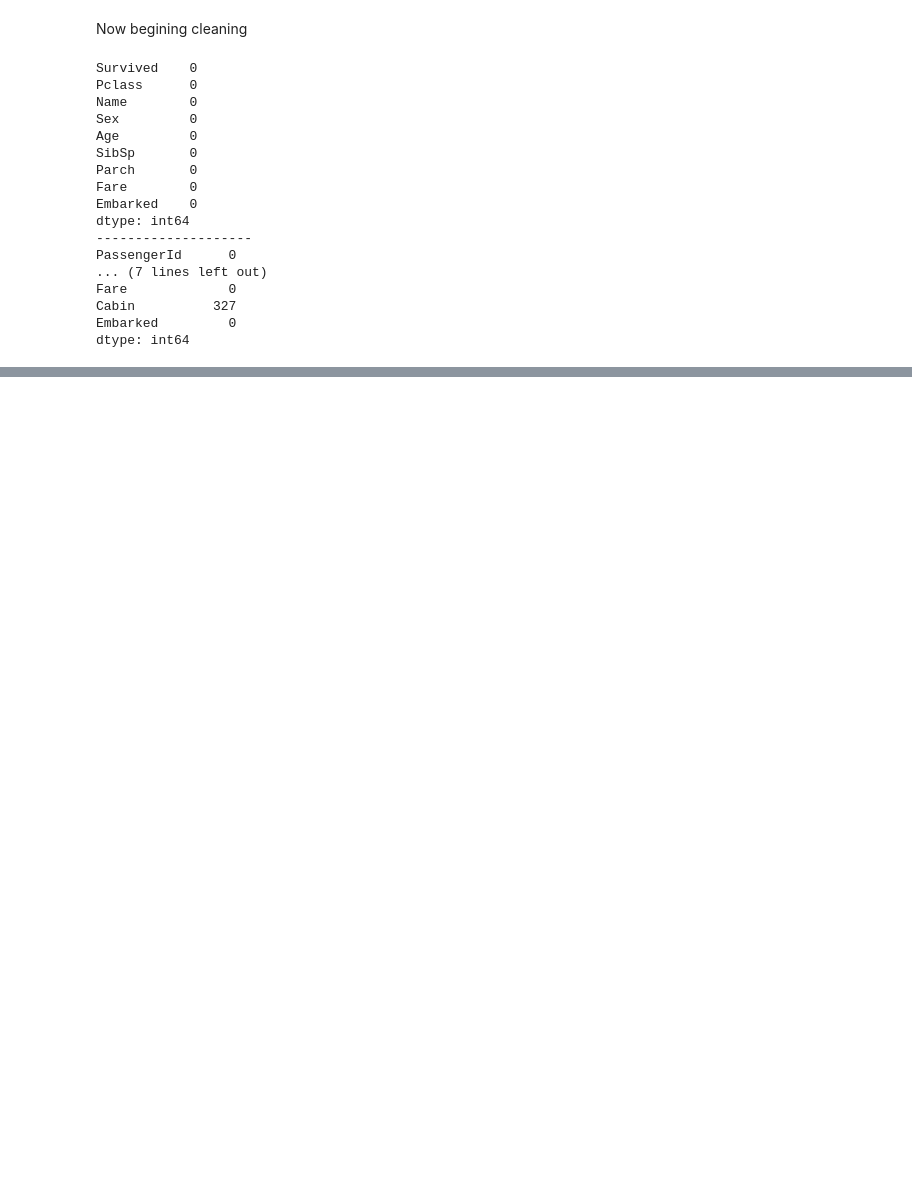
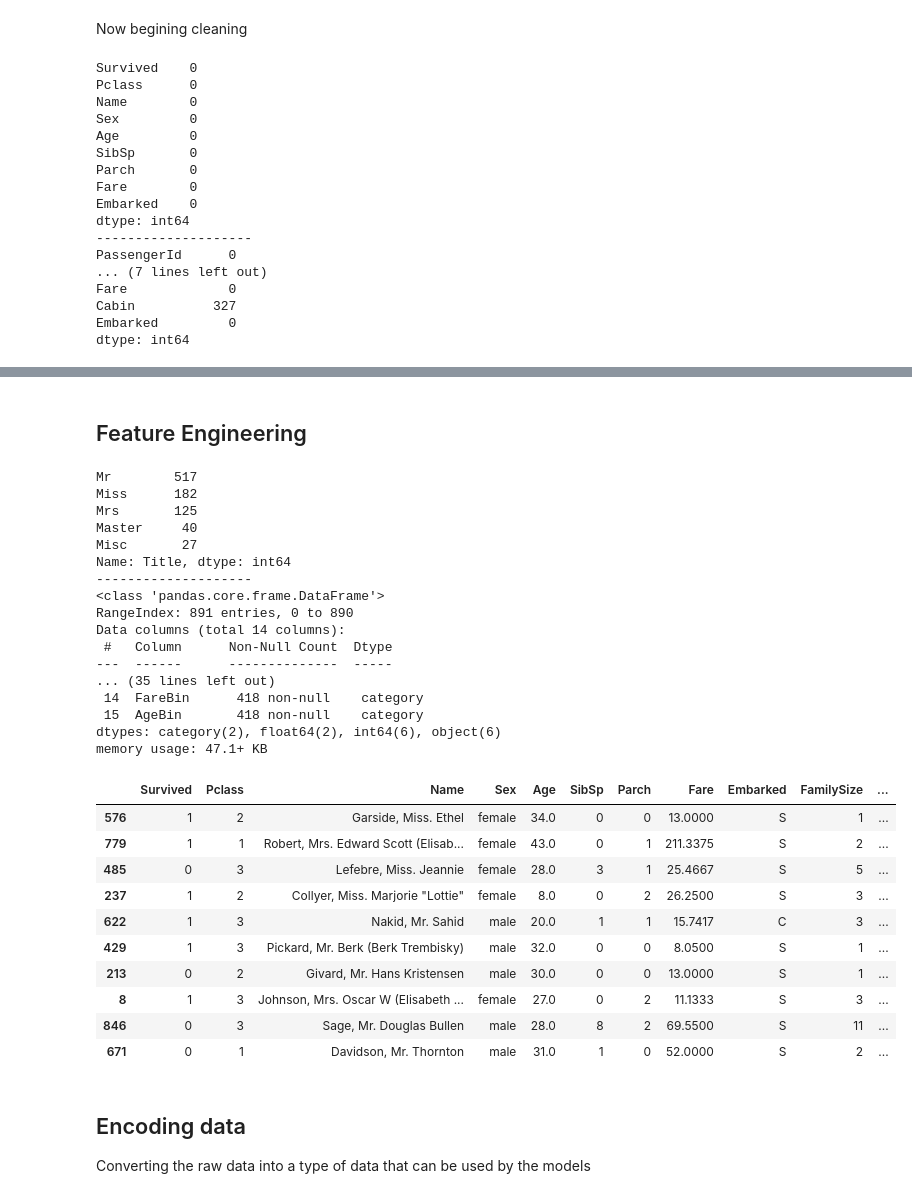
Before and after one commit to wjsavage/kaggle_titanic, a Jupyter notebook: titanic.ipynb, the cells around one changed output, grey strips where cells are left out. Saved outputs shown, nothing was run; the diff lists cells and outputs as text; code cells hidden in the pictures; blank space fills up the shorter version.

```diff
--- a/titanic.ipynb
+++ b/titanic.ipynb
@@ -175,0 +203,2 @@ dtype: int64
+# %% [markdown]
+## Feature Engineering
@@ -175,0 +216,43 @@ dtype: int64
+# %%
+stat_min = 10 # the minimun number of occurnaces needed for title name to persist
+title_names = (data1['Title'].value_counts() < stat_min)
+
+data1['Title'] = data1['Title'].apply(lambda x: 'Misc' if title_names.loc[x] == True else x)
+print(data1['Title'].value_counts())
+print('-'*20)
+
+data1.info()
+data_val.info()
+data1.sample(10)
+# %% [output]
+Mr        517
+Miss      182
+Mrs       125
+Master     40
+Misc       27
+Name: Title, dtype: int64
+--------------------
+<class 'pandas.core.frame.DataFrame'>
+RangeIndex: 891 entries, 0 to 890
+Data columns (total 14 columns):
+ #   Column      Non-Null Count  Dtype
+---  ------      --------------  -----
+... (35 lines left out)
+ 14  FareBin      418 non-null    category
+ 15  AgeBin       418 non-null    category
+dtypes: category(2), float64(2), int64(6), object(6)
+memory usage: 47.1+ KB
+|  | Survived | Pclass | Name | Sex | Age | SibSp | Parch | Fare | Embarked | FamilySize | ... |
+| 576 | 1 | 2 | Garside, Miss. Ethel | female | 34.0 | 0 | 0 | 13.0000 | S | 1 | ... |
+| 779 | 1 | 1 | Robert, Mrs. Edward Scott (Elisab... | female | 43.0 | 0 | 1 | 211.3375 | S | 2 | ... |
+| 485 | 0 | 3 | Lefebre, Miss. Jeannie | female | 28.0 | 3 | 1 | 25.4667 | S | 5 | ... |
+| 237 | 1 | 2 | Collyer, Miss. Marjorie "Lottie" | female | 8.0 | 0 | 2 | 26.2500 | S | 3 | ... |
+| 622 | 1 | 3 | Nakid, Mr. Sahid | male | 20.0 | 1 | 1 | 15.7417 | C | 3 | ... |
+| 429 | 1 | 3 | Pickard, Mr. Berk (Berk Trembisky) | male | 32.0 | 0 | 0 | 8.0500 | S | 1 | ... |
+| 213 | 0 | 2 | Givard, Mr. Hans Kristensen | male | 30.0 | 0 | 0 | 13.0000 | S | 1 | ... |
+| 8 | 1 | 3 | Johnson, Mrs. Oscar W (Elisabeth ... | female | 27.0 | 0 | 2 | 11.1333 | S | 3 | ... |
+| 846 | 0 | 3 | Sage, Mr. Douglas Bullen | male | 28.0 | 8 | 2 | 69.5500 | S | 11 | ... |
+| 671 | 0 | 1 | Davidson, Mr. Thornton | male | 31.0 | 1 | 0 | 52.0000 | S | 2 | ... |
+# %% [markdown]
+## Encoding data
+Converting the raw data into a type of data that can be used by the models
```
Also changed, not shown: parts of 19 cells of this notebook.
